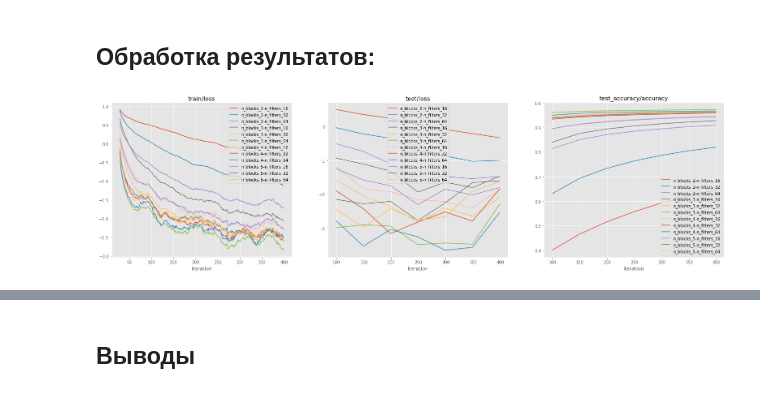
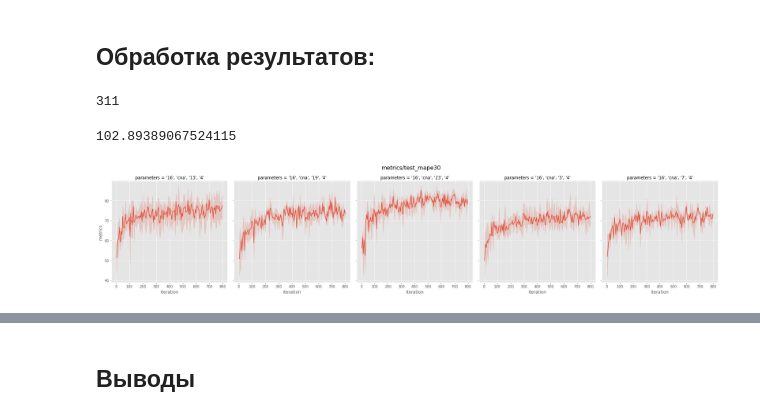
Before and after one commit to analysiscenter/radial, a Jupyter notebook: standards/parameters_estimation.ipynb, the cells around one changed output, grey strips where cells are left out. Drawn from its saved outputs; the diff is of its cells as text; code cells hidden in the pictures.

Commit message:
add params research

```diff
--- a/standards/parameters_estimation.ipynb
+++ b/standards/parameters_estimation.ipynb
@@ -135,18 +129,17 @@ class ConvModel(TFModel):
     def body(cls, inputs, **kwargs):
         x = inputs
         for i in range(kwargs['n_blocks']):
-            x = conv_block(x, 'cpna', filters=2 ** i * kwargs['n_filters'],
-                           kernel_size=3, strides=2, pool_strides=1, name='block_' + str(i))
+            x = conv_block(x, kwargs['layout'], filters=2 ** i * kwargs['filters'],
+                           kernel_size=kwargs['kernel_size'], strides=2, pool_strides=2, name='block_' + str(i))
         return x
 # %%
 model_config = {
-    'inputs': dict(images=dict(shape=B('image_shape')),
-                   labels=dict(classes=NUM_CLASSES, transform='ohe', name='targets')),
-    'body': dict(n_blocks=C('n_blocks'),
-                 n_filters=C('n_filters')),
-    'head': dict(layout='Pf', units=NUM_CLASSES),
-    'initial_block/inputs': 'images',
-    'loss': 'cross-entropy',
-    'optimizer': 'Adam'}
+    'inputs': dict(signals=dict(shape=(GRID_SIZE, 1)),
+                             labels={'shape': (1), 'name': 'targets'}),
+    'body': dict(n_blocks=C('n_blocks'), layout=C('layout'), filters=C('filters'), kernel_size=C('kernel_size')),
+    'head': dict(layout='Pf', units=1),
+    'initial_block/inputs': 'signals',
+    'loss': 'mse',
+    'optimizer': ('MomentumOptimizer', {'learning_rate': 0.001, 'momentum': 0.5})}
 # %% [markdown]
 Создадим пайплайн для обучения и теста.
@@ -192,7 +187,23 @@ research = (Research()
+# %%
+opts = Option('n_blocks', [4]) * Option('layout', ['cna']) * Option('filters', [16]) * Option('kernel_size', [3, 7, 13, 19, 23])
+
+research = (Research()
+            .pipeline(train_ppl, variables='loss', name='train')
+            .pipeline(test_ppl, variables='loss', name='test', execute='%5',
+                      run=True, import_from='train')
+            .grid(opts)
+            .function(get_mape, returns='metrics', name='test_mape',
+                      execute='%5', pipeline='test')
+            .function(get_mape30, returns='metrics', name='test_mape30',
+                      execute='%5', pipeline='test')
+            .function(get_ape, returns='metrics', name='test_ape',
+                     execute=-1, pipeline='test')
+            .function(save_model, execute=-1, pipeline='train',
+                      model_name='model', path='parameters_est_models/'))
 # %%
 NUM_REPEAT = 3
-NUM_ITERS = 400
-research_name = 'blocks_filters_research'
+NUM_ITERS = 800
+research_name = 'kernel_size_4_layers'
 # %%
 research.run(n_reps=NUM_REPEAT, n_iters=NUM_ITERS, name=research_name, progress_bar=True)
 # %% [output]
@@ -202,9 +233,14 @@ Distributor has 36 jobs with 400 iterations. Totally: 14400
 # %% [markdown]
 ## Обработка результатов:
-# %%
-data = Results(path=research_name).load(use_alias=True)
-show_research(data, average_repetitions=True, log_scale=[True, True, False],
-              layout=['train/loss', 'test/loss', 'test_accuracy/accuracy'],
-              rolling_window=[30, 2, 2])
-# %% [output]
-[figure, removed]
+# %%
+len(ds_train.indices)
+# %% [output]
+311
+# %%
+2000 * 16 / 311
+# %% [output]
+102.89389067524115
+# %%
+draw_history(research=research, names=['test_mape30'], types_var=['metrics'], cross_val=None, aggr=False, iter_start=1)
+# %% [output]
+[figure, added]
```
Also changed, not shown: parts of 34 cells of this notebook.
